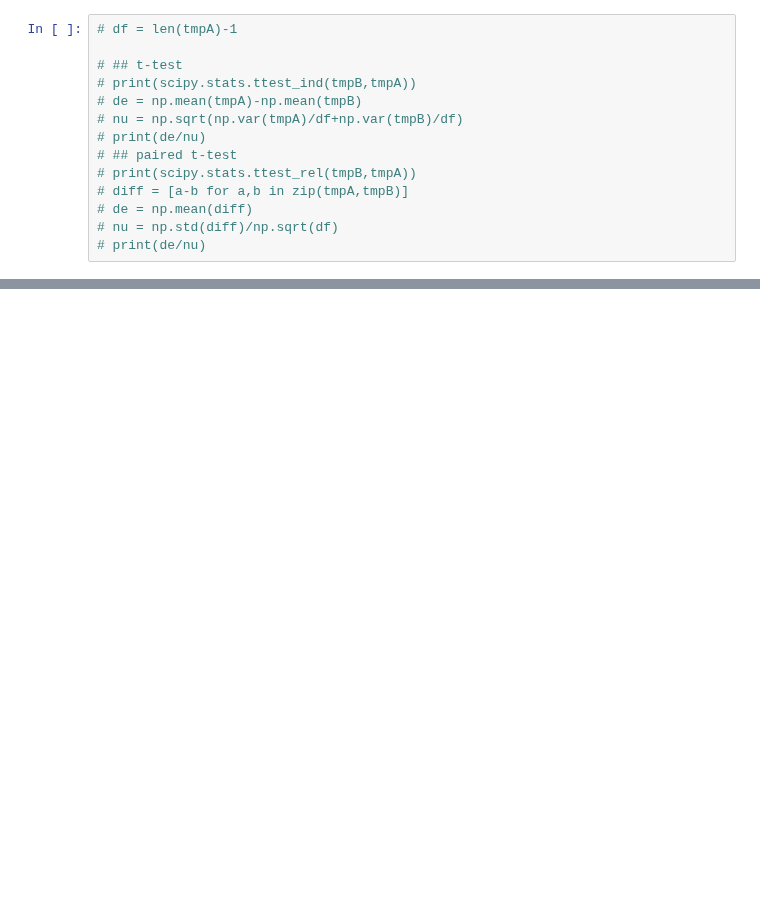
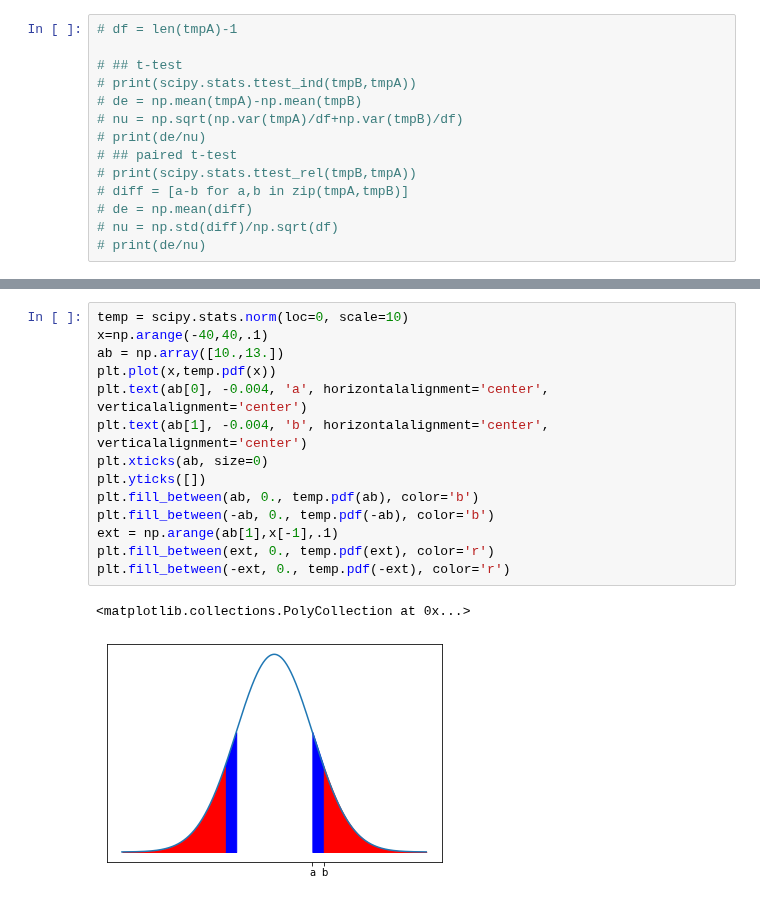
Before and after one commit to psb629/labs, a Jupyter notebook: machine_learning/t-test.ipynb, the cells around one changed output, grey strips where cells are left out. Cells and saved outputs as stored; diff of their text form; blank space fills up the shorter version.

```diff
--- a/machine_learning/t-test.ipynb
+++ b/machine_learning/t-test.ipynb
@@ -20,0 +50,17 @@ import seaborn as sns
+# %%
+temp = scipy.stats.norm(loc=0, scale=10)
+x=np.arange(-40,40,.1)
+ab = np.array([10.,13.])
+plt.plot(x,temp.pdf(x))
+plt.text(ab[0], -0.004, 'a', horizontalalignment='center', verticalalignment='center')
+plt.text(ab[1], -0.004, 'b', horizontalalignment='center', verticalalignment='center')
+plt.xticks(ab, size=0)
+plt.yticks([])
+plt.fill_between(ab, 0., temp.pdf(ab), color='b')
+plt.fill_between(-ab, 0., temp.pdf(-ab), color='b')
+ext = np.arange(ab[1],x[-1],.1)
+plt.fill_between(ext, 0., temp.pdf(ext), color='r')
+plt.fill_between(-ext, 0., temp.pdf(-ext), color='r')
+# %% [output]
+<matplotlib.collections.PolyCollection at 0x...>
+[figure, added]
```
Also changed, not shown: parts of 13 cells of this notebook.
